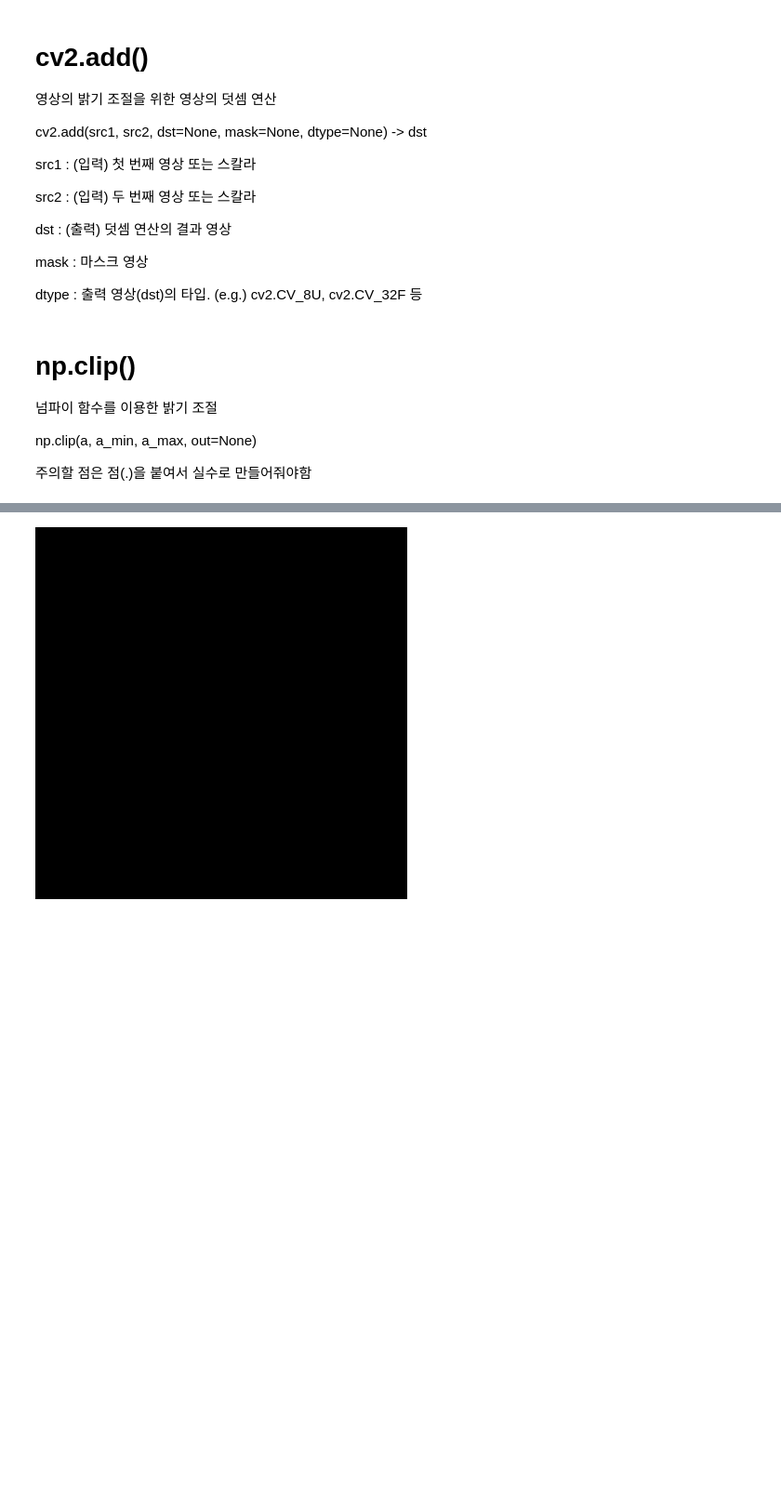
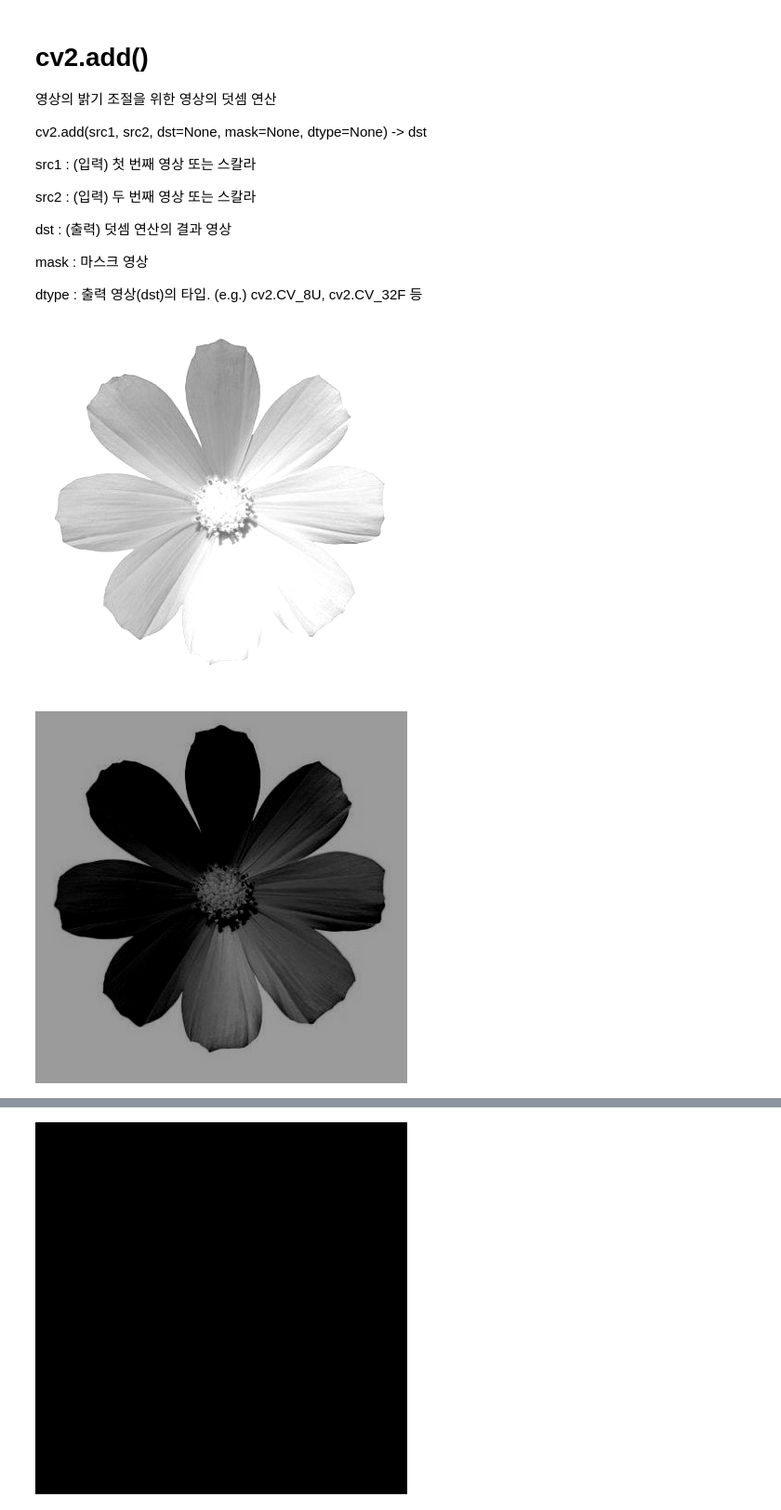
Before and after one commit to olzlt/OpenCV, a Jupyter notebook: opencv_06_brightness.ipynb, the cells around one changed output, grey strips where cells are left out. Shown at 93% size. Cells and saved outputs as stored; diff of their text form; code cells hidden in the pictures; blank space fills up the shorter version.

```diff
--- a/opencv_06_brightness.ipynb
+++ b/opencv_06_brightness.ipynb
@@ -39,11 +52,3 @@ dst : (출력) 덧셈 연산의 결과 영상
 mask : 마스크 영상
 
 dtype : 출력 영상(dst)의 타입. (e.g.) cv2.CV_8U, cv2.CV_32F 등
-# %% [markdown]
-# np.clip()
-
-넘파이 함수를 이용한 밝기 조절
-
-np.clip(a, a_min, a_max, out=None)
-
-주의할 점은 점(.)을 붙여서 실수로 만들어줘야함
@@ -51,0 +55,9 @@ import numpy as np
+# %%
+# gray image cv2.add(),cv2.subtract()  적용
+l_gray = cv2.add(gray_img,100)
+d_gray = cv2.subtract(gray_img,100)
+cv2_imshow(l_gray)
+cv2_imshow(d_gray)
+# %% [output]
+[figure, added]
+[figure, added]
```
Also changed, not shown: parts of 9 cells of this notebook.
